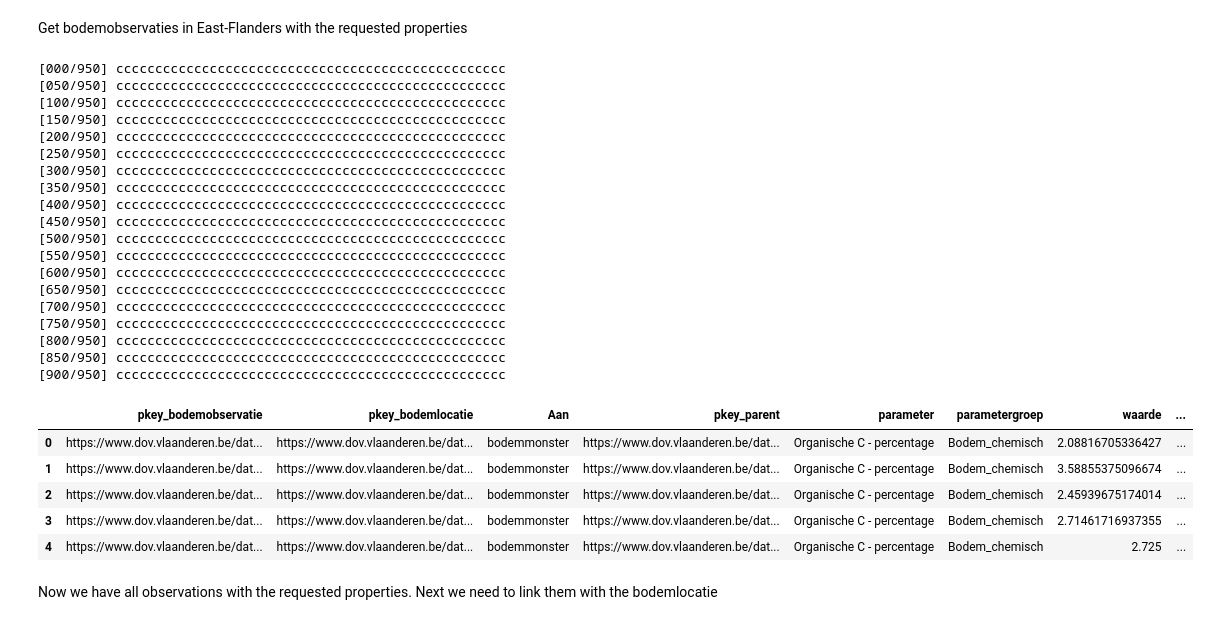
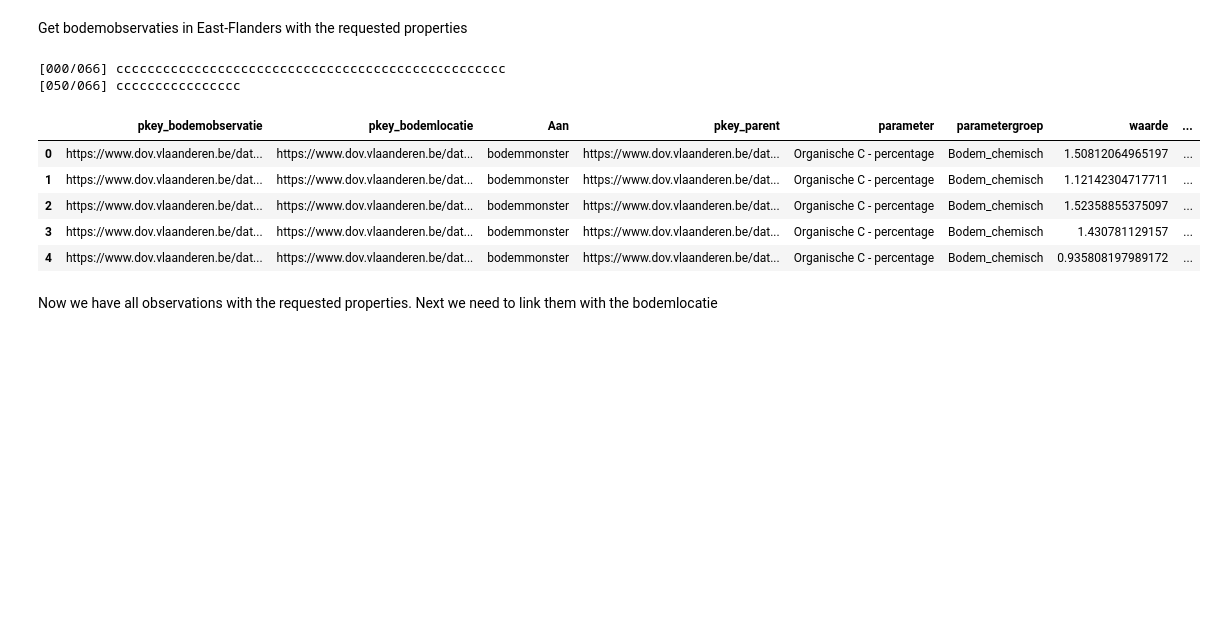
Before and after one commit to DOV-Vlaanderen/pydov, a Jupyter notebook: docs/notebooks/search_bodem.ipynb, the cells around one changed output. Saved outputs shown, nothing was run; the diff lists cells and outputs as text; code cells hidden in the pictures; blank space fills up the shorter version.

```diff
--- a/docs/notebooks/search_bodem.ipynb
+++ b/docs/notebooks/search_bodem.ipynb
@@ -250,50 +252,33 @@ provincie_poly = provinciegrenzen.getfeature(
 # %% [markdown]
 Get bodemobservaties in East-Flanders with the requested properties
 # %%
-from owslib.fes import PropertyIsEqualTo, PropertyIsGreaterThan, PropertyIsLessThan
+from owslib.fes import PropertyIsEqualTo
 from owslib.fes import And
 
 from pydov.search.bodemobservatie import BodemobservatieSearch
 
 bodemobservatie = BodemobservatieSearch()
 
+# Select only layers with the boundaries 10-30
 bodemobservaties = bodemobservatie.search(
         location=GmlFilter(provincie_poly, Within),
         query=And([
             PropertyIsEqualTo(propertyname="parameter", literal="Organische C - percentage"),
-            PropertyIsGreaterThan(propertyname="diepte_tot", literal = '10'),
-            PropertyIsLessThan(propertyname="diepte_van", literal = '30'),
-            PropertyIsGreaterThan(propertyname="waarde", literal='20')
+            PropertyIsEqualTo(propertyname="diepte_tot", literal = '30'),
+            PropertyIsEqualTo(propertyname="diepte_van", literal = '0')
         ]))
 
 
 bodemobservaties.head()
 # %% [output]
-[000/950] cccccccccccccccccccccccccccccccccccccccccccccccccc
-[050/950] cccccccccccccccccccccccccccccccccccccccccccccccccc
-[100/950] cccccccccccccccccccccccccccccccccccccccccccccccccc
-[150/950] cccccccccccccccccccccccccccccccccccccccccccccccccc
-[200/950] cccccccccccccccccccccccccccccccccccccccccccccccccc
-[250/950] cccccccccccccccccccccccccccccccccccccccccccccccccc
-[300/950] cccccccccccccccccccccccccccccccccccccccccccccccccc
-[350/950] cccccccccccccccccccccccccccccccccccccccccccccccccc
-[400/950] cccccccccccccccccccccccccccccccccccccccccccccccccc
-[450/950] cccccccccccccccccccccccccccccccccccccccccccccccccc
-[500/950] cccccccccccccccccccccccccccccccccccccccccccccccccc
-[550/950] cccccccccccccccccccccccccccccccccccccccccccccccccc
-[600/950] cccccccccccccccccccccccccccccccccccccccccccccccccc
-[650/950] cccccccccccccccccccccccccccccccccccccccccccccccccc
-[700/950] cccccccccccccccccccccccccccccccccccccccccccccccccc
-[750/950] cccccccccccccccccccccccccccccccccccccccccccccccccc
-[800/950] cccccccccccccccccccccccccccccccccccccccccccccccccc
-[850/950] cccccccccccccccccccccccccccccccccccccccccccccccccc
-[900/950] cccccccccccccccccccccccccccccccccccccccccccccccccc
+[000/066] cccccccccccccccccccccccccccccccccccccccccccccccccc
+[050/066] cccccccccccccccc
 |  | pkey_bodemobservatie | pkey_bodemlocatie | Aan | pkey_parent | parameter | parametergroep | waarde | ... |
-| 0 | https://www.dov.vlaanderen.be/dat... | https://www.dov.vlaanderen.be/dat... | bodemmonster | https://www.dov.vlaanderen.be/dat... | Organische C - percentage | Bodem_chemisch | 2.08816705336427 | ... |
-| 1 | https://www.dov.vlaanderen.be/dat... | https://www.dov.vlaanderen.be/dat... | bodemmonster | https://www.dov.vlaanderen.be/dat... | Organische C - percentage | Bodem_chemisch | 3.58855375096674 | ... |
-| 2 | https://www.dov.vlaanderen.be/dat... | https://www.dov.vlaanderen.be/dat... | bodemmonster | https://www.dov.vlaanderen.be/dat... | Organische C - percentage | Bodem_chemisch | 2.45939675174014 | ... |
-| 3 | https://www.dov.vlaanderen.be/dat... | https://www.dov.vlaanderen.be/dat... | bodemmonster | https://www.dov.vlaanderen.be/dat... | Organische C - percentage | Bodem_chemisch | 2.71461716937355 | ... |
-| 4 | https://www.dov.vlaanderen.be/dat... | https://www.dov.vlaanderen.be/dat... | bodemmonster | https://www.dov.vlaanderen.be/dat... | Organische C - percentage | Bodem_chemisch | 2.725 | ... |
+| 0 | https://www.dov.vlaanderen.be/dat... | https://www.dov.vlaanderen.be/dat... | bodemmonster | https://www.dov.vlaanderen.be/dat... | Organische C - percentage | Bodem_chemisch | 1.50812064965197 | ... |
+| 1 | https://www.dov.vlaanderen.be/dat... | https://www.dov.vlaanderen.be/dat... | bodemmonster | https://www.dov.vlaanderen.be/dat... | Organische C - percentage | Bodem_chemisch | 1.12142304717711 | ... |
+| 2 | https://www.dov.vlaanderen.be/dat... | https://www.dov.vlaanderen.be/dat... | bodemmonster | https://www.dov.vlaanderen.be/dat... | Organische C - percentage | Bodem_chemisch | 1.52358855375097 | ... |
+| 3 | https://www.dov.vlaanderen.be/dat... | https://www.dov.vlaanderen.be/dat... | bodemmonster | https://www.dov.vlaanderen.be/dat... | Organische C - percentage | Bodem_chemisch | 1.430781129157 | ... |
+| 4 | https://www.dov.vlaanderen.be/dat... | https://www.dov.vlaanderen.be/dat... | bodemmonster | https://www.dov.vlaanderen.be/dat... | Organische C - percentage | Bodem_chemisch | 0.935808197989172 | ... |
 # %% [markdown]
 Now we have all observations with the requested properties.
 Next we need to link them with the bodemlocatie
```
Also changed, not shown: parts of 15 cells of this notebook.
